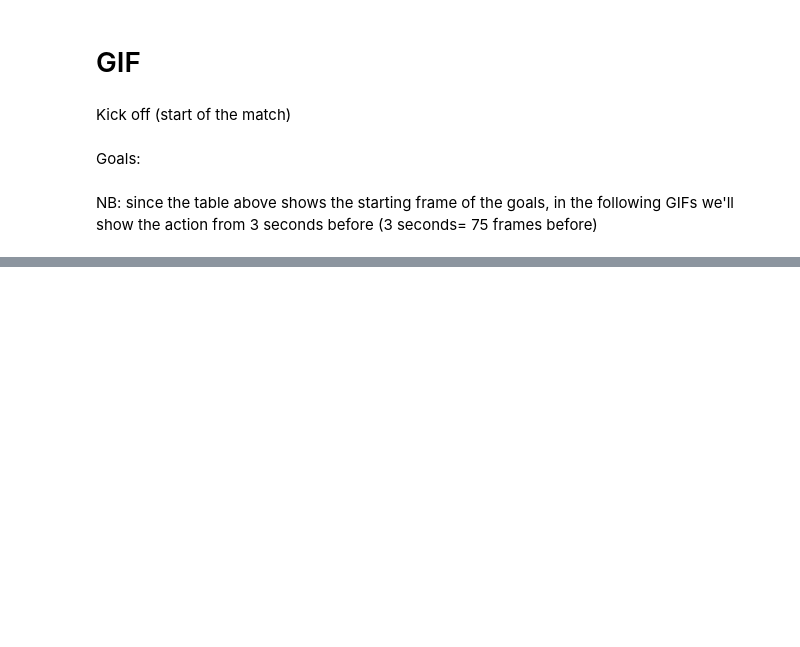
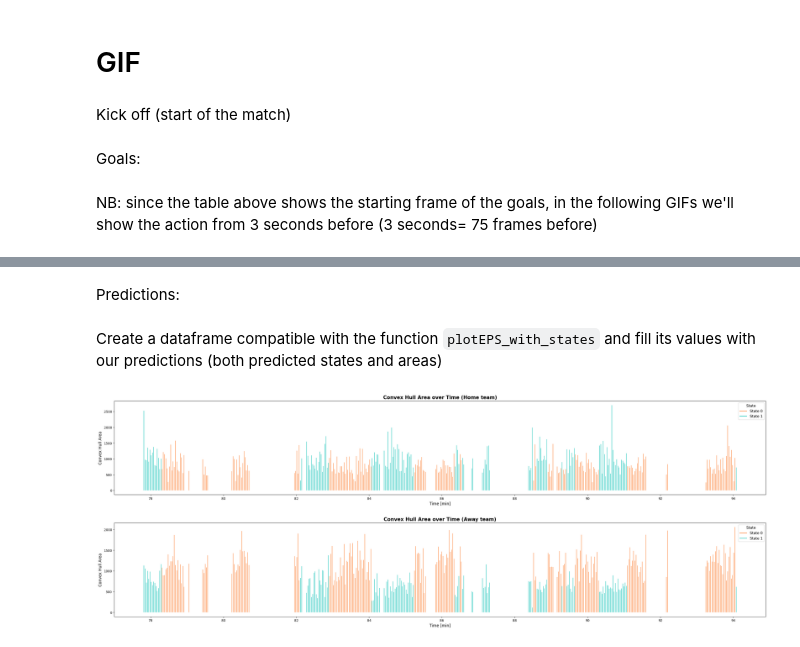
Before and after one commit to ValentinisAlessio/PML_exam, a Jupyter notebook: MatchAnalysis.ipynb, the cells around one changed output, grey strips where cells are left out. Saved outputs shown, nothing was run; the diff lists cells and outputs as text; code cells hidden in the pictures; blank space fills up the shorter version.

Commit message:
made plots for predictions

```diff
--- a/MatchAnalysis.ipynb
+++ b/MatchAnalysis.ipynb
@@ -151,0 +180,4 @@ PlotGIF(home_xy, away_xy, initial_frame=121027-75,final_frame=121055,lag=51,step
+# %%
+sequence_XY = torch.tensor(train_data[["HomeHull","AwayHull"]].values/100)
+PredModel= CopulaHMM(hidden_states=2)
+PredModel.fit(sequence=sequence_XY,training_steps=500)
@@ -151,0 +203,25 @@ PlotGIF(home_xy, away_xy, initial_frame=121027-75,final_frame=121055,lag=51,step
+# %% [markdown]
+Predictions:
+# %%
+pred_states, pred_areas=PredModel.predict(num_pred=test_data.shape[0],
+                                          initial_state=1)
+# %% [markdown]
+Create a dataframe compatible with the function `plotEPS_with_states` and fill its values with our predictions (both predicted states and areas)
+# %%
+pred_data = test_data.copy()
+pred_data["State"]=pred_states
+pred_data["HomeHull"]=pred_areas[:,0].detach().numpy()*100
+pred_data["AwayHull"]=pred_areas[:,1].detach().numpy()*100
+# %%
+state_colors= {0:"#FD8033",
+               1:"#0DC2B7"
+               }
+pred_data_plot=plotEPS_with_states(pred_data,class_colors=state_colors)
+test_data_plot=plotEPS_with_states(test_data,class_colors=state_colors)
+
+#pred_data_plot.savefig("plots/PredData_hulls.png", dpi=350, bbox_inches='tight')
+#test_data_plot.savefig("plots/TestData_hulls.png", dpi=350, bbox_inches='tight')
+# %%
+pred_data_plot
+# %% [output]
+[figure, added]
```
Also changed, not shown: parts of 17 cells of this notebook, 6 other files.
